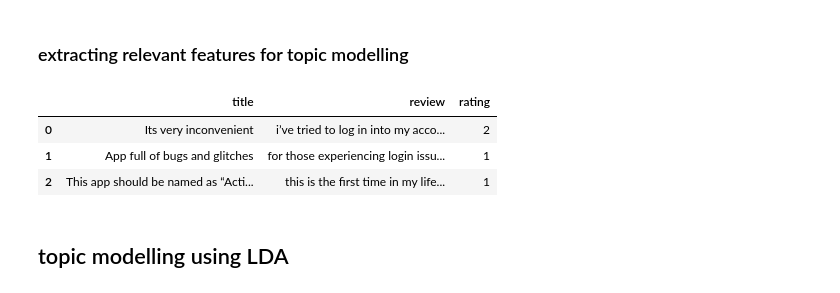
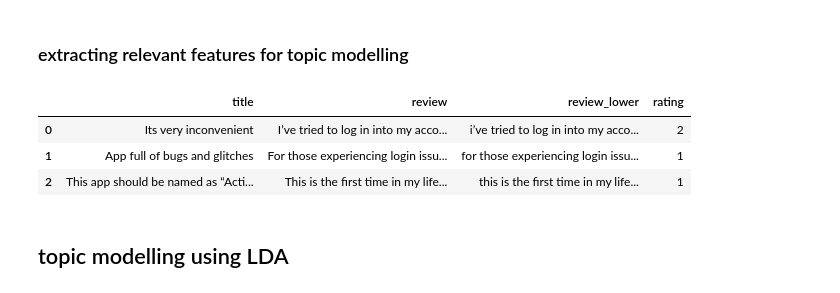
Before and after one commit to jiayii01/machine-learning-projects, a Jupyter notebook: nlp-on-activesg-reviews.ipynb, the cells around one changed output. Saved outputs shown, nothing was run; the diff lists cells and outputs as text; code cells hidden in the pictures.

```diff
--- a/nlp-on-activesg-reviews.ipynb
+++ b/nlp-on-activesg-reviews.ipynb
@@ -65,6 +63,6 @@ sns.countplot(x=activeSGDF["rating"])
 # %% [markdown]
 ### data transformation
 # %%
-activeSGDF['review'] = activeSGDF['review'].astype(str).str.lower()
+activeSGDF['review_lower'] = activeSGDF['review'].astype(str).str.lower()
 activeSGDF.head(3)
 # %% [output]
@@ -74,0 +73,2 @@ activeSGDF.head(3)
+# %%
+activeSGDF = activeSGDF[activeSGDF["date"] > "2019"]
@@ -75,13 +93,13 @@ activeSGDF.head(3)
 # %% [markdown]
 ### extracting relevant features for topic modelling
 # %%
-tm_df = activeSGDF[["title", "review", "rating"]]
+tm_df = activeSGDF[["title", "review", "review_lower", "rating"]]
 tm_df.head(3)
 # %% [output]
-|  | title | review | rating |
-| 0 | Its very inconvenient | i’ve tried to log in into my acco... | 2 |
-| 1 | App full of bugs and glitches | for those experiencing login issu... | 1 |
-| 2 | This app should be named as “Acti... | this is the first time in my life... | 1 |
+|  | title | review | review_lower | rating |
+| 0 | Its very inconvenient | I’ve tried to log in into my acco... | i’ve tried to log in into my acco... | 2 |
+| 1 | App full of bugs and glitches | For those experiencing login issu... | for those experiencing login issu... | 1 |
+| 2 | This app should be named as “Acti... | This is the first time in my life... | this is the first time in my life... | 1 |
 # %% [markdown]
 ## topic modelling using LDA
 # %% [markdown]
```
Also changed, not shown: parts of 45 cells of this notebook.
